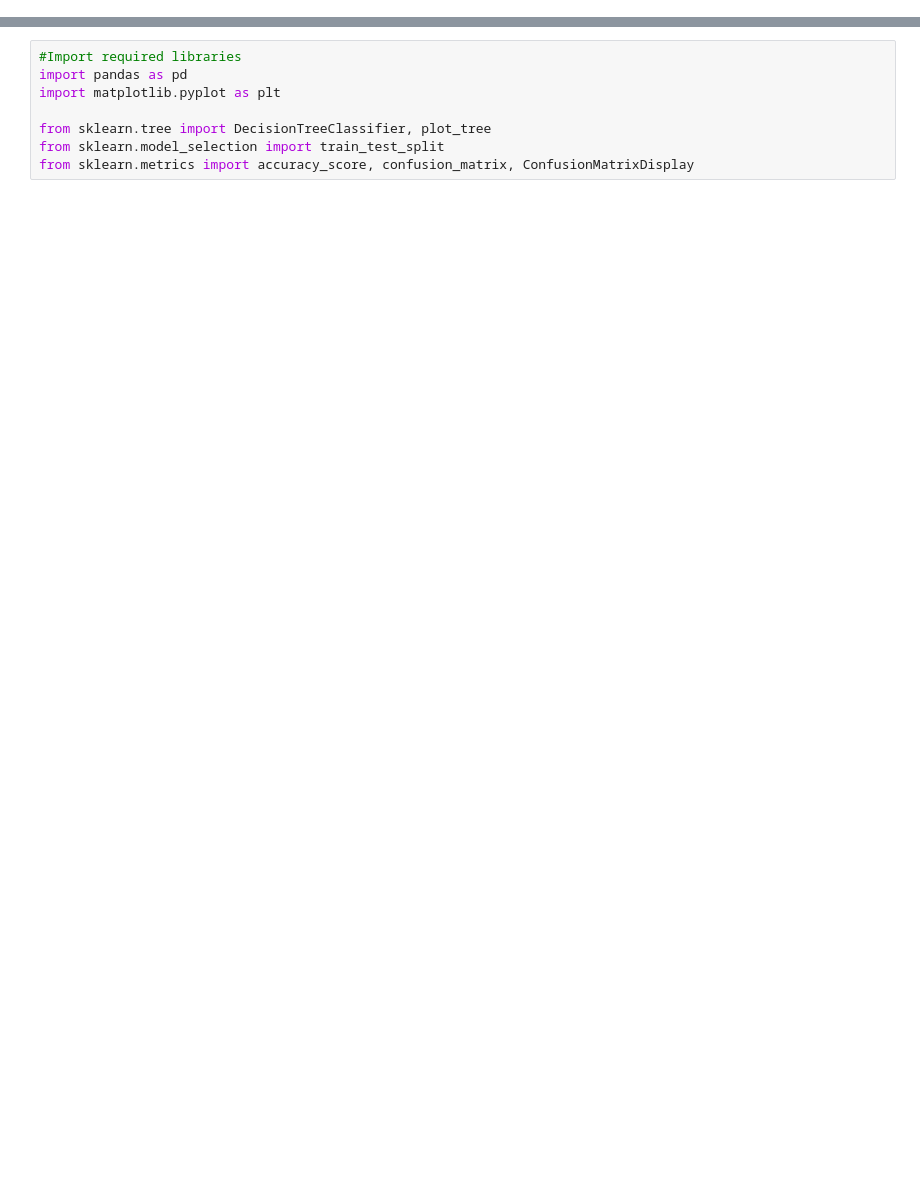
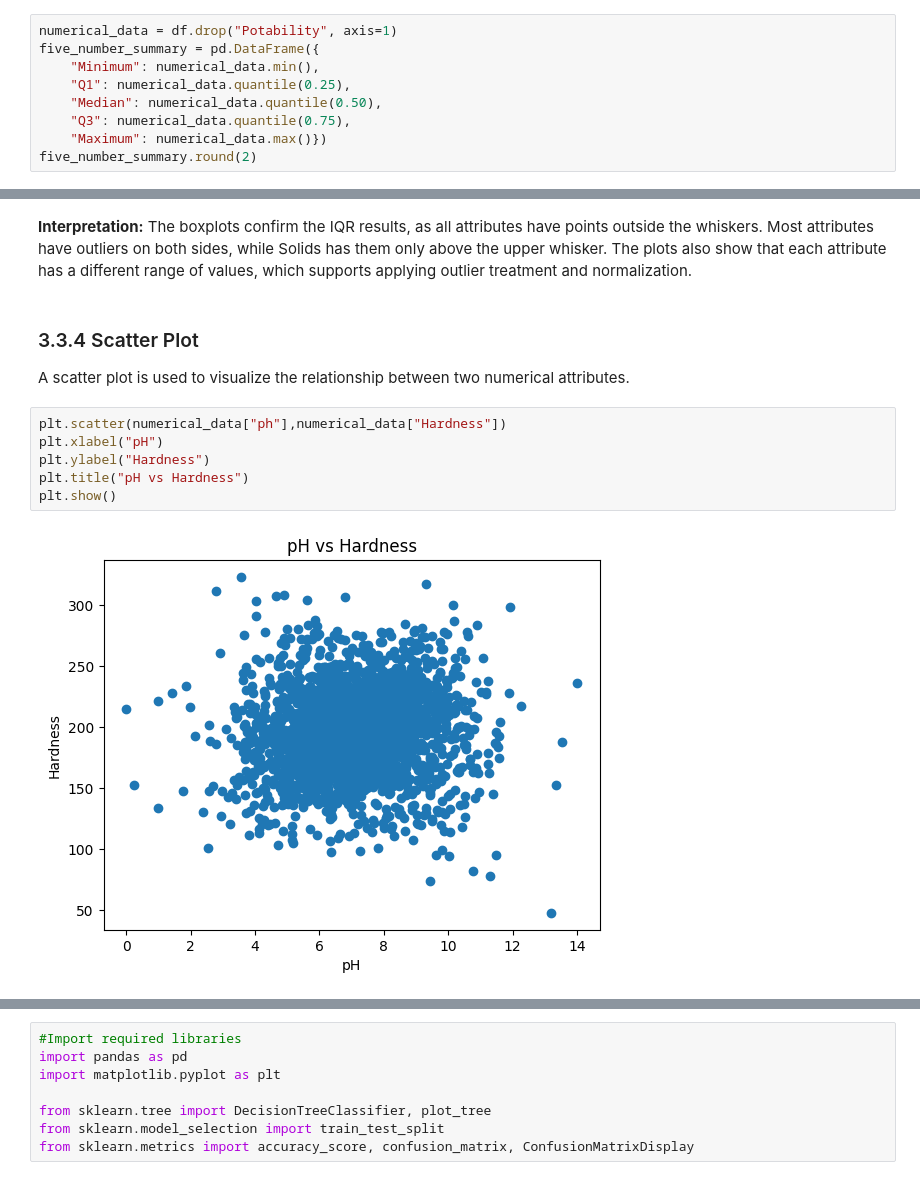
Before and after one commit to shadenaalghannam/Data_Mining_Project_Group2, a Jupyter notebook: Python Notebook/Phase3.ipynb, the cells around one changed output, grey strips where cells are left out. Saved outputs shown, nothing was run; the diff lists cells and outputs as text; blank space fills up the shorter version.

```diff
--- a/Python Notebook/Phase3.ipynb
+++ b/Python Notebook/Phase3.ipynb
@@ -9,0 +168,9 @@
+# %%
+numerical_data = df.drop("Potability", axis=1)
+five_number_summary = pd.DataFrame({
+    "Minimum": numerical_data.min(),
+    "Q1": numerical_data.quantile(0.25),
+    "Median": numerical_data.quantile(0.50),
+    "Q3": numerical_data.quantile(0.75),
+    "Maximum": numerical_data.max()})
+five_number_summary.round(2)
@@ -9,0 +267,15 @@
+# %% [markdown]
+**Interpretation:**
+The boxplots confirm the IQR results, as all attributes have points outside the whiskers. Most attributes have outliers on both sides, while Solids has them only above the upper whisker. The plots also show that each attribute has a different range of values, which supports applying outlier treatment and normalization.
+# %% [markdown]
+### 3.3.4 Scatter Plot
+
+A scatter plot is used to visualize the relationship between two numerical attributes.
+# %%
+plt.scatter(numerical_data["ph"],numerical_data["Hardness"])
+plt.xlabel("pH")
+plt.ylabel("Hardness")
+plt.title("pH vs Hardness")
+plt.show()
+# %% [output]
+[figure, added]
```
Also changed, not shown: parts of 91 cells of this notebook.
